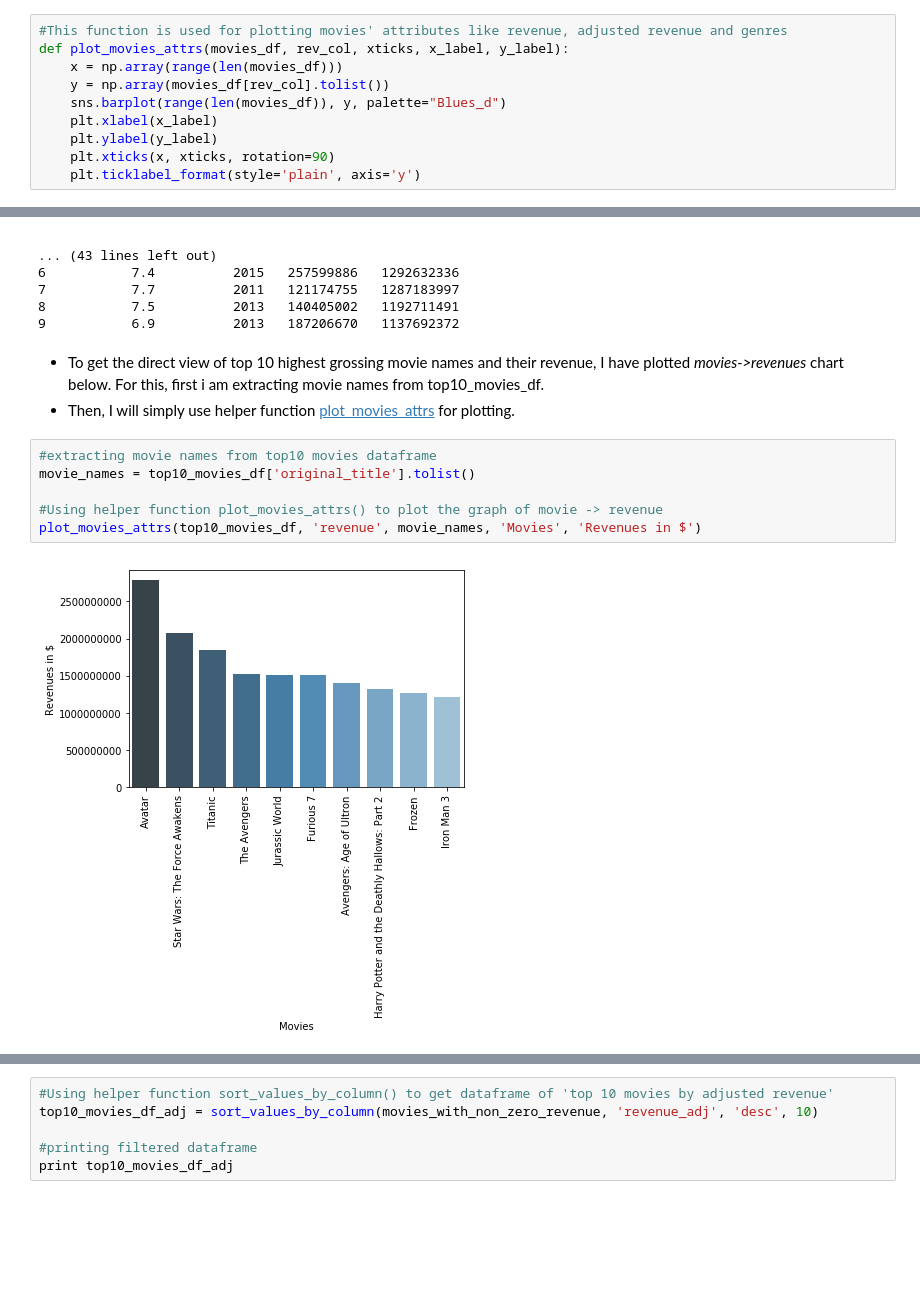
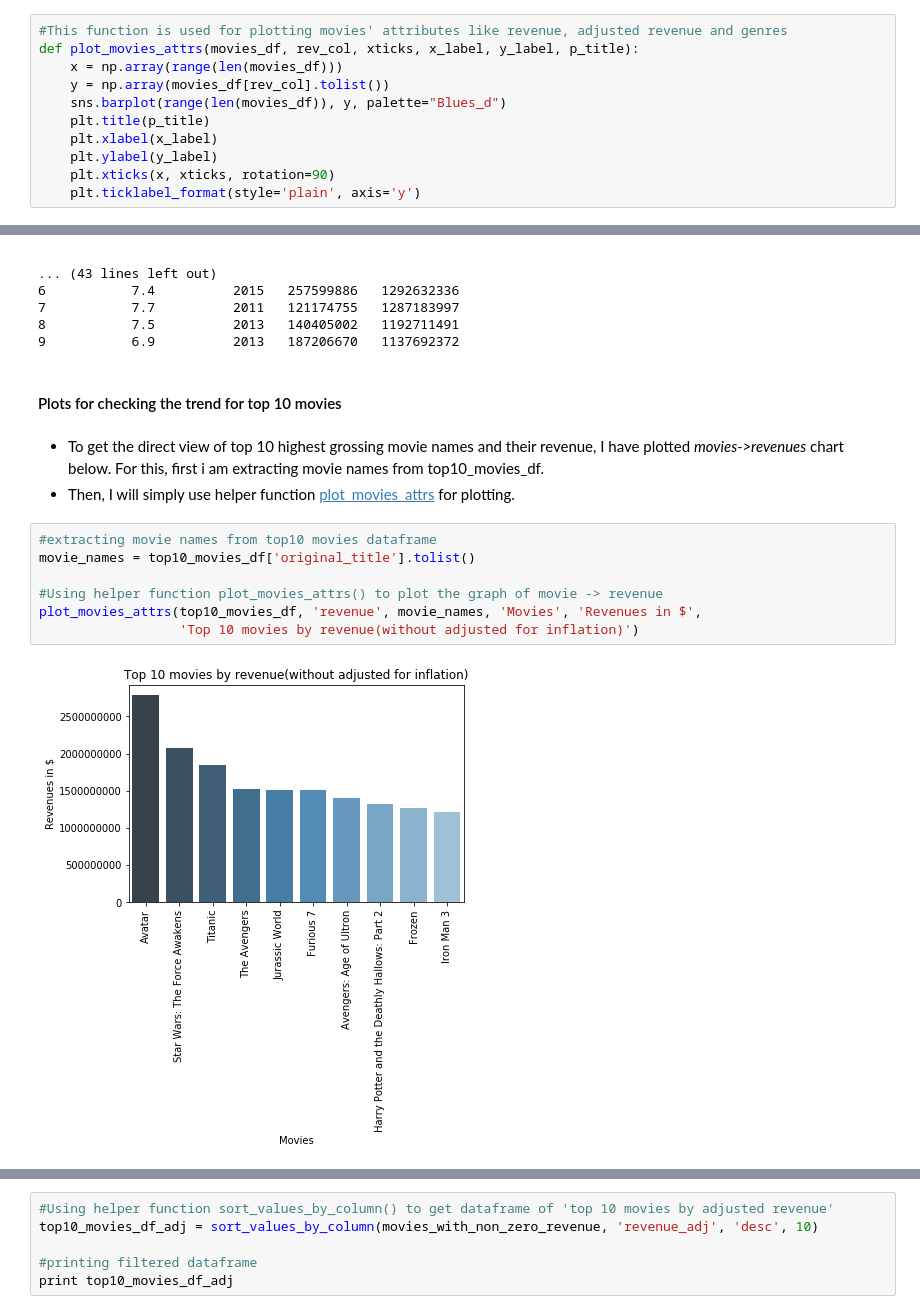
Before and after one commit to TheHexa1/machine-learning-foundation-nanodegree-udacity, a Jupyter notebook: Project_4/project_4_notebook.ipynb, the cells around one changed output, grey strips where cells are left out. Saved outputs shown, nothing was run; the diff lists cells and outputs as text; blank space fills up the shorter version.

Commit message:
Submission_2
After review#1 :
Updated analysis
added more types of charts
added limitations

```diff
--- a/Project_4/project_4_notebook.ipynb
+++ b/Project_4/project_4_notebook.ipynb
@@ -179,10 +178,11 @@ def top50_movies_properties_chart(y_label, col_name, thresold):
 ### plot_movies_attrs
 # %%
 #This function is used for plotting movies' attributes like revenue, adjusted revenue and genres
-def plot_movies_attrs(movies_df, rev_col, xticks, x_label, y_label):
+def plot_movies_attrs(movies_df, rev_col, xticks, x_label, y_label, p_title):
     x = np.array(range(len(movies_df)))
     y = np.array(movies_df[rev_col].tolist())
     sns.barplot(range(len(movies_df)), y, palette="Blues_d")
+    plt.title(p_title)
     plt.xlabel(x_label)
     plt.ylabel(y_label)
     plt.xticks(x, xticks, rotation=90)
@@ -247,14 +249,17 @@ print top10_movies_df
 7           7.7          2011   121174755   1287183997
 8           7.5          2013   140405002   1192711491
 9           6.9          2013   187206670   1137692372
+# %% [markdown]
+#### Plots for checking the trend for top 10 movies
 # %% [markdown]
 - To get the direct view of top 10 highest grossing movie names and their revenue, I have plotted *movies->revenues* chart below. For this, first i am extracting movie names from top10_movies_df.
 - Then, I will simply use helper function <a href="#pma">plot_movies_attrs</a> for plotting.
 # %%
 #extracting movie names from top10 movies dataframe
 movie_names = top10_movies_df['original_title'].tolist()
 
 #Using helper function plot_movies_attrs() to plot the graph of movie -> revenue
-plot_movies_attrs(top10_movies_df, 'revenue', movie_names, 'Movies', 'Revenues in $')
+plot_movies_attrs(top10_movies_df, 'revenue', movie_names, 'Movies', 'Revenues in $',
+                  'Top 10 movies by revenue(without adjusted for inflation)')
 # %% [output]
-[figure, old version]
+[figure, new version]
```
Also changed, not shown: parts of 71 cells of this notebook, 1 other file.
